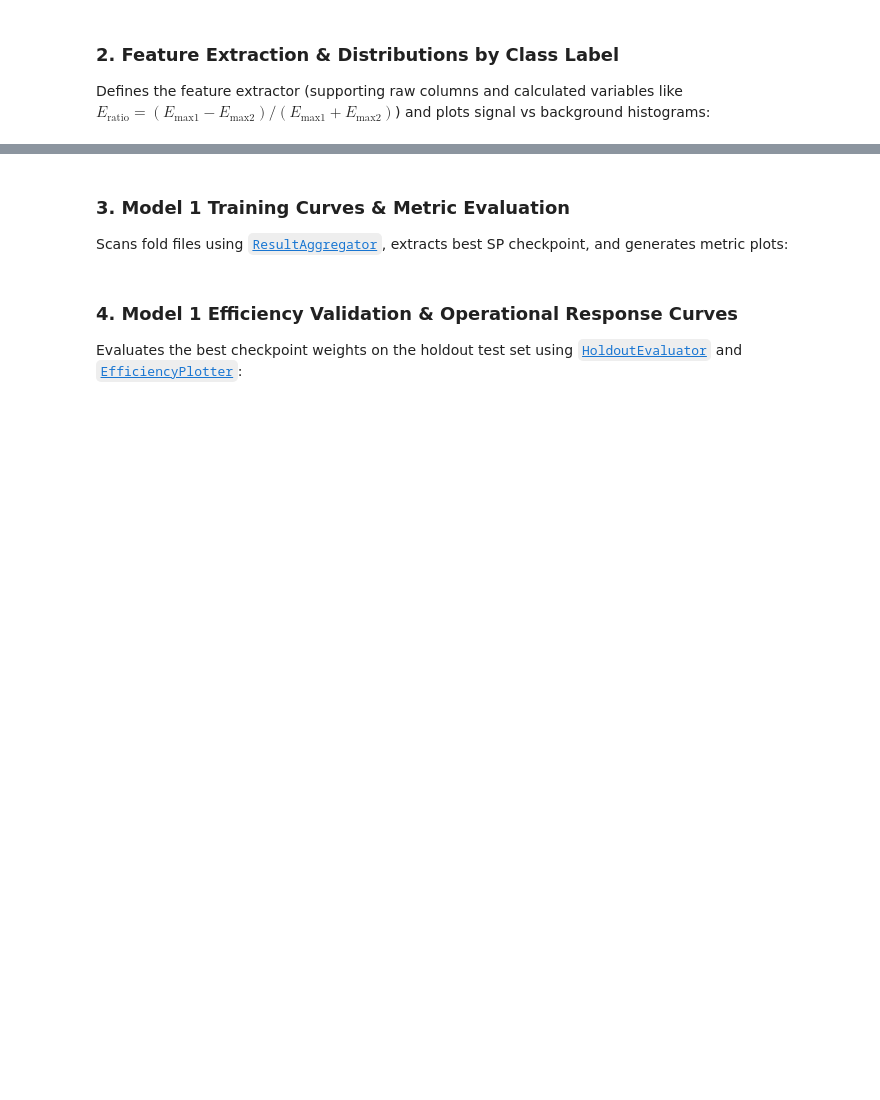
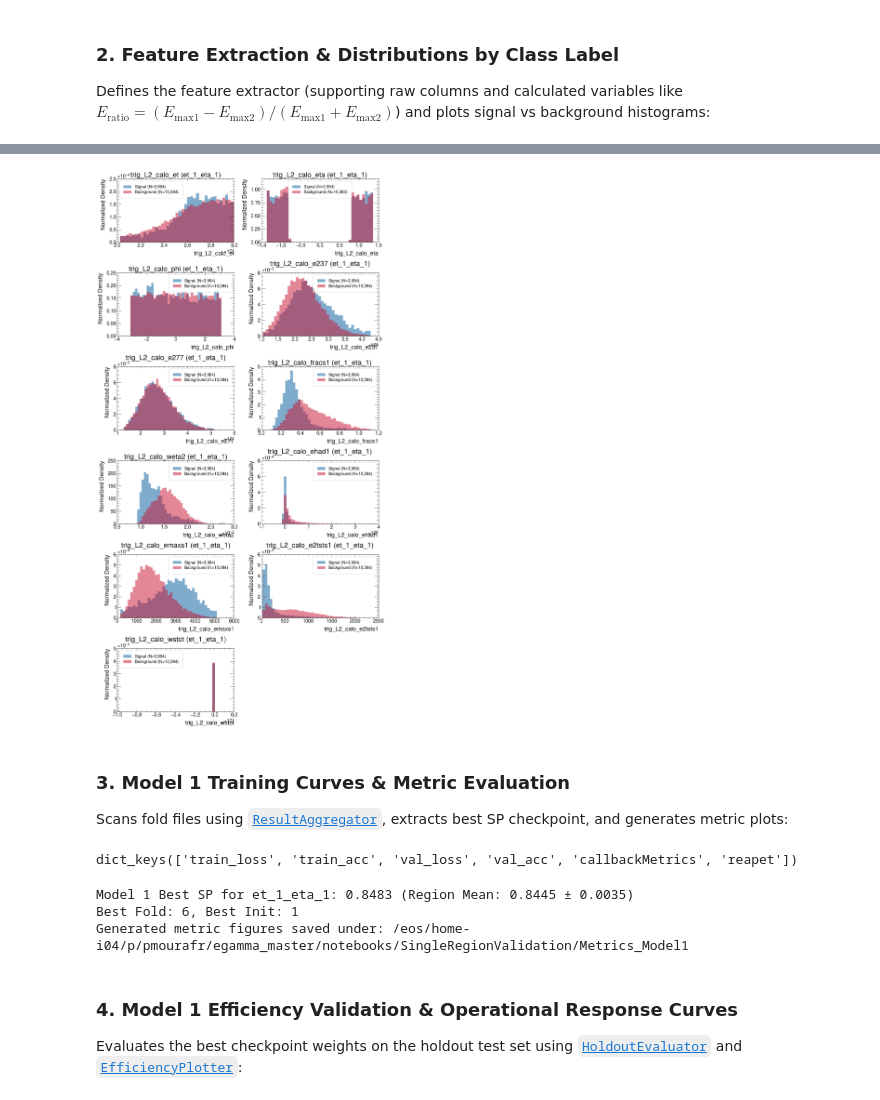
Before and after one commit to Pedrofran682/egamma_master, a Jupyter notebook: notebooks/single_region_full_validation.ipynb, the cells around one changed output, grey strips where cells are left out. Cells and saved outputs as stored; diff of their text form; code cells hidden in the pictures; blank space fills up the shorter version.

```diff
--- a/notebooks/single_region_full_validation.ipynb
+++ b/notebooks/single_region_full_validation.ipynb
@@ -238,46 +276,52 @@ for f in FEATURES_TO_PLOT:
         valid_features_to_plot.append(f)
     except KeyError as e:
         print(f"Skipping {f}: {e}")
 
 n_features = len(valid_features_to_plot)
 cols = 2
 rows = (n_features + cols - 1) // cols
 
 fig, axes = plt.subplots(rows, cols, figsize=(14, 4.2 * rows))
 axes = np.array(axes).reshape(-1)
-
+density = True
 for idx, feat_name in enumerate(valid_features_to_plot):
     ax = axes[idx]
-    values = extract_feature_values(test_features, feature_names, feat_name)
+    col_idx = np.where(feature_names == feat_name)[0][0]
 
-    val_sig = values[test_labels == 1]
-    val_bg = values[test_labels == 0]
+    val_sig = test_features[test_labels == 1, col_idx]
+    val_bg = test_features[test_labels == 0, col_idx]
 
+    # Clean non-finite entries if any
     val_sig = val_sig[np.isfinite(val_sig)]
     val_bg = val_bg[np.isfinite(val_bg)]
 
+    # Automatic 1st to 99th percentile limits to avoid extreme outliers
     all_vals = np.concatenate([val_sig, val_bg])
     low, high = np.percentile(all_vals, 0.5), np.percentile(all_vals, 99.5)
     bins = np.linspace(low, high, 40)
 
-    ax.hist(val_sig, bins=bins, density=True, alpha=0.5, color="#005A9C", label=f"Signal (N={len(val_sig):,})")
-    ax.hist(val_bg, bins=bins, density=True, alpha=0.5, color="#C8102E", label=f"Background (N={len(val_bg):,})")
-
-    display_title = r"L2 $E_{\text{ratio}}$" if feat_name.lower() in ["eratio", "eration"] else feat_name
-    ax.set_title(f"{display_title} ({REGION_KEY})")
-    ax.set_xlabel(display_title)
+    ax.hist(val_sig, bins=bins, density=density, alpha=0.5, color="#005A9C", label=f"Signal (N={len(val_sig):,})")
+    ax.hist(val_bg, bins=bins, density=density, alpha=0.5, color="#C8102E", label=f"Background (N={len(val_bg):,})")
+    ax.set_title(f"{feat_name} ({REGION_KEY})")
+    ax.set_xlabel(feat_name)
     ax.set_ylabel("Normalized Density")
     ax.legend(frameon=True)
 
 # Remove unused subplots if odd number
 for j in range(idx + 1, len(axes)):
     fig.delaxes(axes[j])
 
 plt.tight_layout()
 plt.show()
+# %% [output]
+[figure, added]
 # %% [markdown]
 ### 3. Model 1 Training Curves & Metric Evaluation
 Scans fold files using [`ResultAggregator`](file:///home/pmourafr/egamma_master/src/core/Validation/ResultAggregator.py), extracts best SP checkpoint, and generates metric plots:
+# %%
+history_1.keys()
+# %% [output]
+dict_keys(['train_loss', 'train_acc', 'val_loss', 'val_acc', 'callbackMetrics', 'reapet'])
 # %%
 metrics_out_dir = OUTPUT_DIR / "Metrics_Model1"
 metrics_out_dir.mkdir(parents=True, exist_ok=True)
@@ -299,34 +343,10 @@ df_region_1 = grouped_results_1.get(region_group_key)
 if df_region_1 is not None and not df_region_1.empty:
     plot_manager.run_metrics_for_region(df_region_1, str(metrics_out_dir), TARGET_ET, TARGET_ETA)
     print(f"Generated metric figures saved under: {metrics_out_dir}")
-
-# Display history training loss and SP progress curves
-history_1 = best_model_1.get("history", {})
-train_loss = history_1.get("loss", [])
-val_loss = history_1.get("val_loss", [])
-sp_scores = history_1.get("callbackMetrics", {}).get("sp", [])
-
-epochs = range(1, len(train_loss) + 1)
-fig, (ax1, ax2) = plt.subplots(1, 2, figsize=(14, 4.5))
-
-ax1.plot(epochs, train_loss, label="Train Loss", color="#005A9C", lw=2)
-if val_loss:
-    ax1.plot(epochs, val_loss, label="Val Loss", color="#E65100", lw=2)
-ax1.set_title(f"Model 1 Learning Loss - {REGION_KEY}")
-ax1.set_xlabel("Epoch")
-ax1.set_ylabel("Loss")
-ax1.legend()
-
-if sp_scores:
-    ax2.plot(range(1, len(sp_scores) + 1), sp_scores, label="Val SP Index", color="#2E7D32", lw=2)
-    ax2.axhline(best_model_1["best_sp_value"], color="black", linestyle="--", label=f"Max SP ({best_model_1['best_sp_value']:.4f})")
-    ax2.set_title(f"Model 1 SP Metric Progress - {REGION_KEY}")
-    ax2.set_xlabel("Epoch")
-    ax2.set_ylabel("SP Index")
-    ax2.legend()
-
-plt.tight_layout()
-plt.show()
+# %% [output]
+Model 1 Best SP for et_1_eta_1: 0.8483 (Region Mean: 0.8445 ± 0.0035)
+Best Fold: 6, Best Init: 1
+Generated metric figures saved under: /eos/home-i04/p/pmourafr/egamma_master/notebooks/SingleRegionValidation/Metrics_Model1
 # %% [markdown]
 ### 4. Model 1 Efficiency Validation & Operational Response Curves
 Evaluates the best checkpoint weights on the holdout test set using [`HoldoutEvaluator`](file:///home/pmourafr/egamma_master/src/core/Validation/HoldoutEvaluator.py) and [`EfficiencyPlotter`](file:///home/pmourafr/egamma_master/src/core/Validation/EfficiencyPlotter.py):
```
Also changed, not shown: parts of 4 cells of this notebook, 2 other files.
